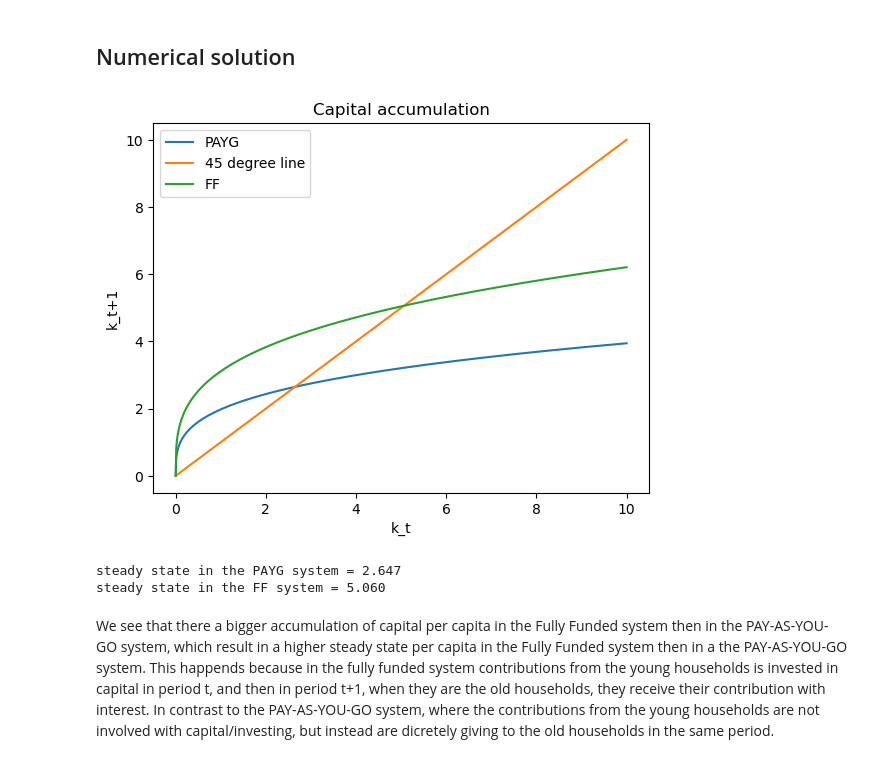
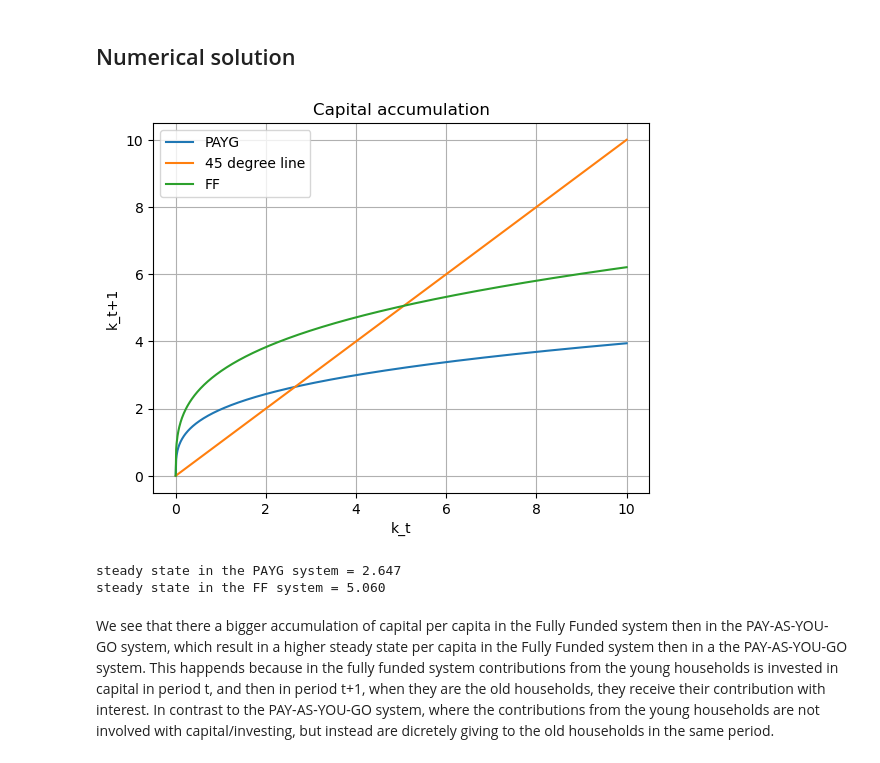
Before and after one commit to NumEconCopenhagen/projects-2023-joost-adam-og-frederik, a Jupyter notebook: modelproject/modelproject.ipynb, the cells around one changed output. Cells and saved outputs as stored; diff of their text form; code cells hidden in the pictures.

```diff
--- a/modelproject/modelproject.ipynb
+++ b/modelproject/modelproject.ipynb
@@ -268,34 +268,35 @@ $\displaystyle k^{*} = \left(A \left(1 - \alpha\right) \left(\tau + \frac{- \rho
 #Define parameters
 alpha = 0.3
 rho = 0.25
 tau = 0.2
 n = 0.02
 A = 10
 
 #we let $k_t$ be in [0,50]
 k_t = np.linspace(0,10, 1000)
 
 #We define the two capital accumulations and steady states from our analytical solutions
 k_t1_PAYG = ((1-alpha)*(1-tau)*alpha)/((2+rho)*alpha+(1+rho)*(1-alpha)*tau)*A*k_t**alpha
 ss_k_PAYG = ((-alpha*rho*tau+alpha*rho-alpha*tau+2*alpha+rho*tau+tau)/(A*alpha*(alpha*tau-alpha-tau+1)))**(1/(alpha-1))
 k_t1_FF = ((1-rho*tau-2*tau)/(2+rho))*(1-alpha)*A*k_t**alpha+tau*(1-alpha)*A*k_t**alpha
 ss_k_FF = (((-rho*tau - 2*tau + 1)/(rho + 2)+tau)*(1-alpha)*A)**(1/(1-alpha))
 
 #Create plot
 plt.plot(k_t,k_t1_PAYG, label='PAYG')
 plt.plot(k_t,k_t, label='45 degree line')
 plt.plot(k_t,k_t1_FF, label='FF')
 plt.title('Capital accumulation')
 plt.ylabel('k_t+1')
 plt.xlabel('k_t')
 plt.legend()
+plt.grid(True)
 plt.show()
 
 #calulate the two steady states
 print(f'steady state in the PAYG system = {ss_k_PAYG:.3f}')
 print(f'steady state in the FF system = {ss_k_FF:.3f}')
 # %% [output]
-[figure, old version]
+[figure, new version]
 steady state in the PAYG system = 2.647
 steady state in the FF system = 5.060
 # %% [markdown]
```
Also changed, not shown: parts of 2 cells of this notebook.
